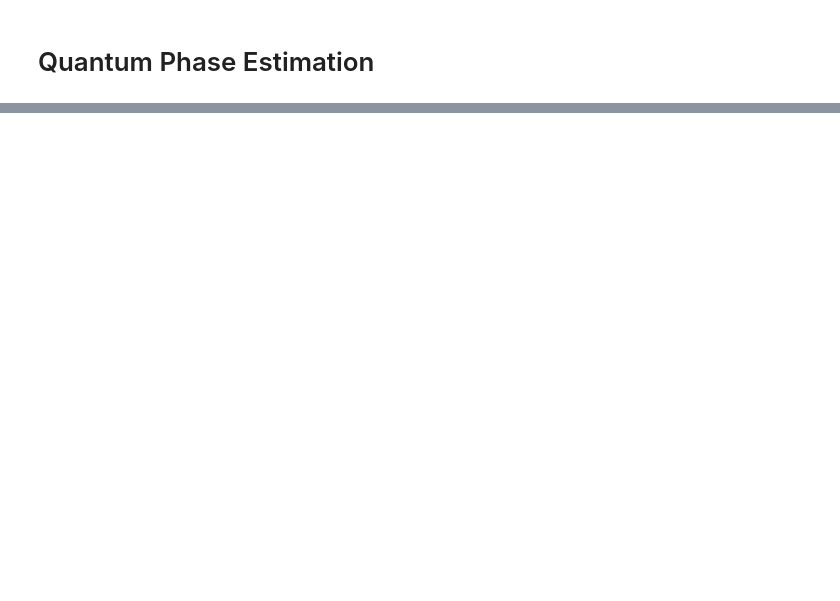
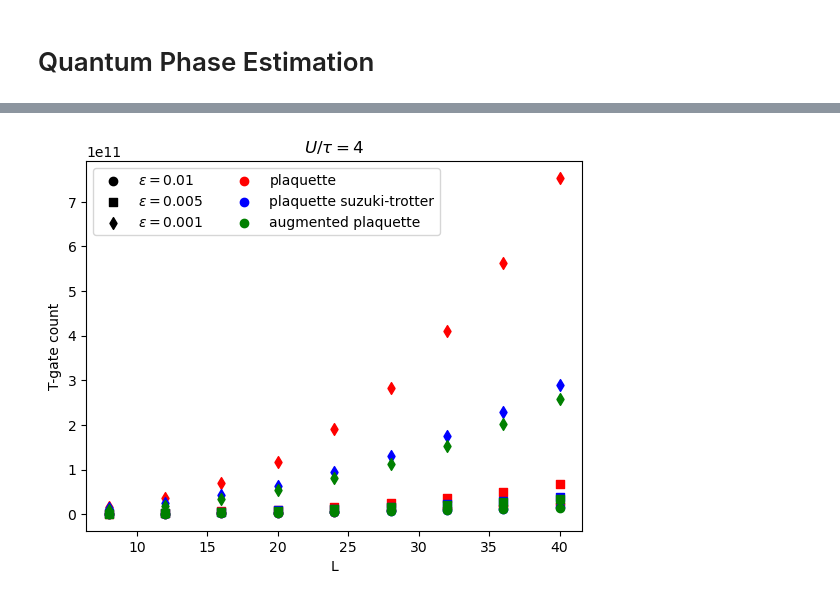
Before and after one commit to BjornTCC/lie-trotterization, a Jupyter notebook: square_lattice.ipynb, the cells around one changed output, grey strips where cells are left out. Saved outputs shown, nothing was run; the diff lists cells and outputs as text; code cells hidden in the pictures; blank space fills up the shorter version.

```diff
--- a/square_lattice.ipynb
+++ b/square_lattice.ipynb
@@ -247,0 +256,34 @@ for gate_gen, color, comp_strat in zip([gates_2nd_order, gates_4th_order, gates_
+# %%
+Ls = [8, 12, 16, 20, 24, 28, 32, 36, 40]
+epss = [0.01, 0.005, 0.001]
+
+colors = ['r', 'b', 'g']
+marker_styles = ['o', 's', 'd']
+comp_strats = ["plaquette", "plaquette suzuki-trotter", "augmented plaquette"]
+
+for e, marker in zip(epss, marker_styles):
+    plt.scatter([],[], c = "k", marker = marker, label = rf"$\varepsilon = {e}$")
+for strat, color in zip(comp_strats, colors):
+    plt.scatter([],[], c = color, marker = "o", label = strat)
+
+#plt.xscale("log")
+#plt.yscale("log")
+plt.legend(ncol = 2)
+plt.xlabel(rf"L")
+plt.ylabel("T-gate count")
+plt.title(rf"$U / \tau = {U}$")
+
+for gate_gen, color, comp_strat in zip([gates_2nd_order, gates_4th_order, gates_augmented], colors, comp_strats):
+    for e, marker_style in zip(epss, marker_styles):
+        ys = []
+        for L in Ls:
+            t_gates, u_gates = gate_gen(L)
+            ys.append(dict_to_t_count(adaptive_phase_estimation_resources(
+                e,
+                t_gates,
+                unitary_gates=u_gates,
+                simulation_steps_and_time_from_error=get_evolution_time_and_count_func(comp_strat, L),
+                x=x)))
+        plt.scatter(Ls, ys, marker = marker_style, c = color)
+# %% [output]
+[figure, added]
```
Also changed, not shown: parts of 7 cells of this notebook, 3 other files.
